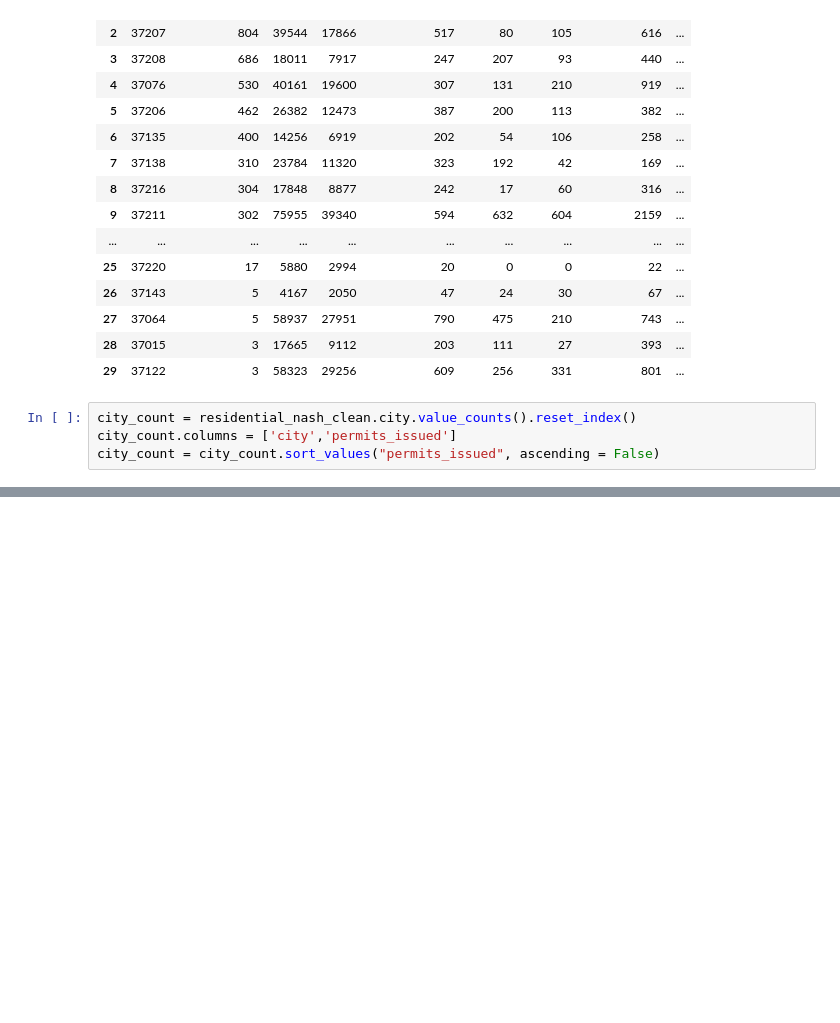
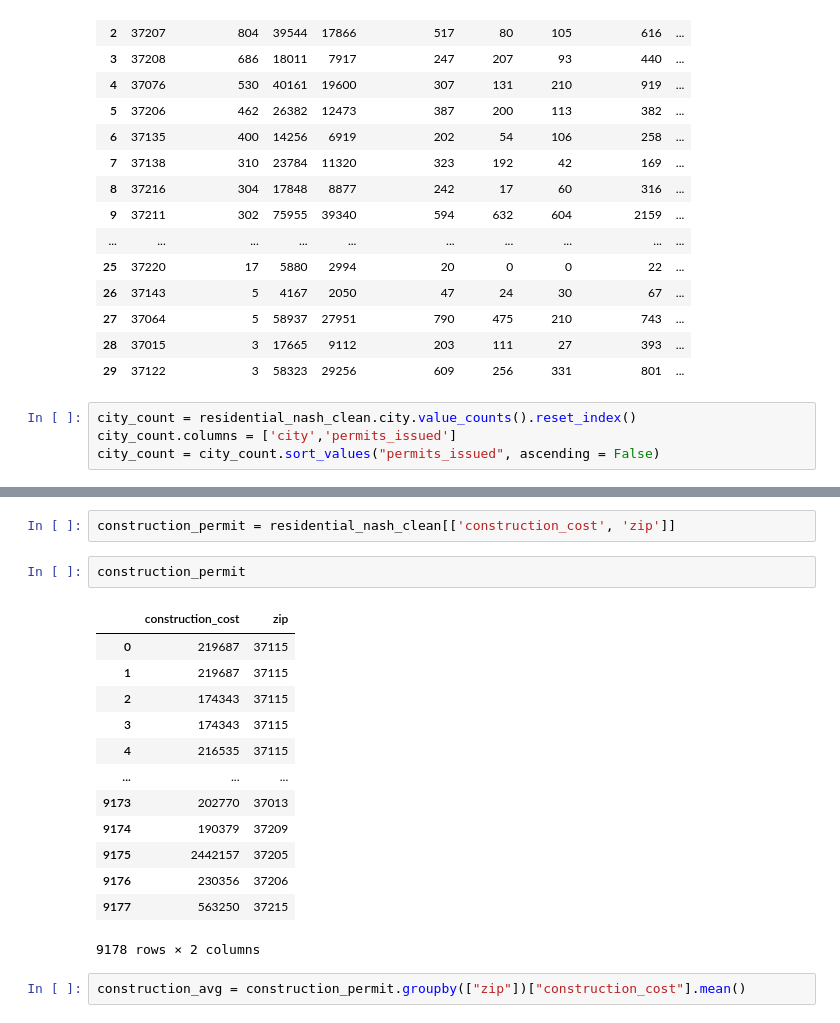
Before and after one commit to Cristian-Vargas9/Nashville_Housing_Market, a Jupyter notebook: cleaning_demographics_data.ipynb, the cells around one changed output, grey strips where cells are left out. Cells and saved outputs as stored; diff of their text form; blank space fills up the shorter version.

```diff
--- a/cleaning_demographics_data.ipynb
+++ b/cleaning_demographics_data.ipynb
@@ -625 +625,21 @@ city_count
 | 14 | HERMTAGE | 1 |
+# %%
+construction_permit = residential_nash_clean[['construction_cost', 'zip']]
+# %%
+construction_permit
+# %% [output]
+|  | construction_cost | zip |
+| 0 | 219687 | 37115 |
+| 1 | 219687 | 37115 |
+| 2 | 174343 | 37115 |
+| 3 | 174343 | 37115 |
+| 4 | 216535 | 37115 |
+| ... | ... | ... |
+| 9173 | 202770 | 37013 |
+| 9174 | 190379 | 37209 |
+| 9175 | 2442157 | 37205 |
+| 9176 | 230356 | 37206 |
+| 9177 | 563250 | 37215 |
+9178 rows × 2 columns
+# %%
+construction_avg = construction_permit.groupby(["zip"])["construction_cost"].mean()
```
Also changed, not shown: parts of 12 cells of this notebook.
